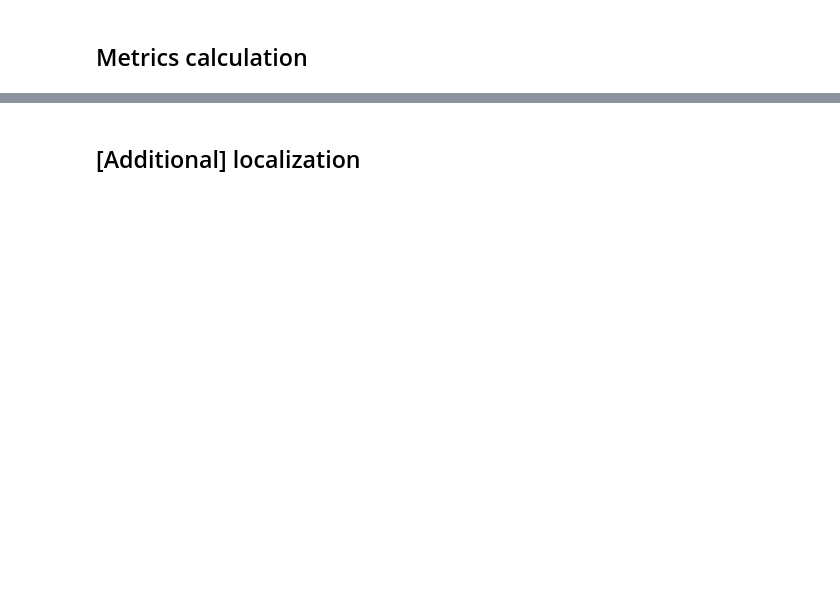
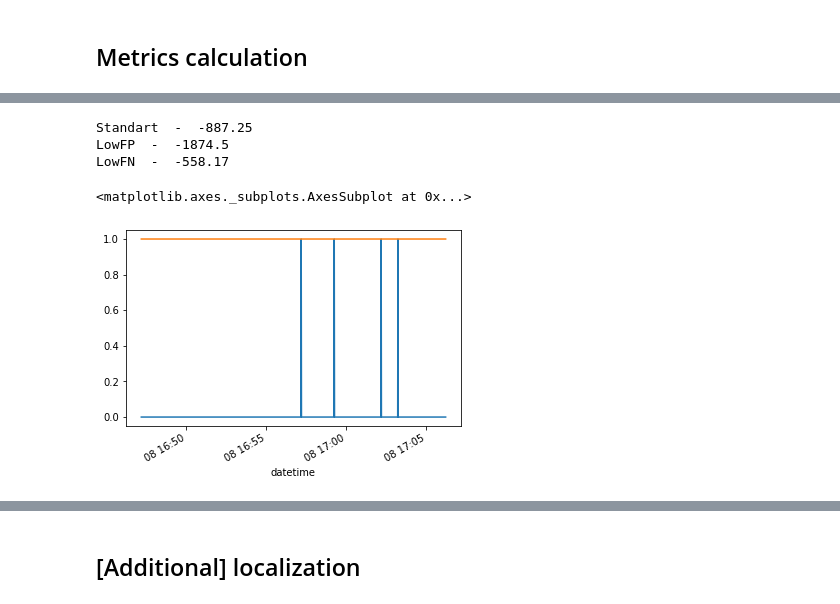
Before and after one commit to waico/SKAB, a Jupyter notebook: experiments/hotelling.ipynb, the cells around one changed output, grey strips where cells are left out. Saved outputs shown, nothing was run; the diff lists cells and outputs as text; code cells hidden in the pictures; blank space fills up the shorter version.

```diff
--- a/experiments/hotelling.ipynb
+++ b/experiments/hotelling.ipynb
@@ -126,3 +128,17 @@ Missing values: 3
+# %%
+i = 5
+evaluating_change_point([true_cp[i]], [prediction[i]], metric='nab', numenta_time='30 sec')
+prediction[i][]
+# %% [output]
+Standart  -  -887.25
+LowFP  -  -1874.5
+LowFN  -  -558.17
+# %%
+true_cp[i].plot()
+prediction[i].plot()
+# %% [output]
+<matplotlib.axes._subplots.AxesSubplot at 0x...>
+[figure, added]
 # %%
 # nab metric calculation
 nab = evaluating_change_point(true_cp, prediction, metric='nab', numenta_time='30 sec')
```
Also changed, not shown: parts of 9 cells of this notebook, 3 other files.
